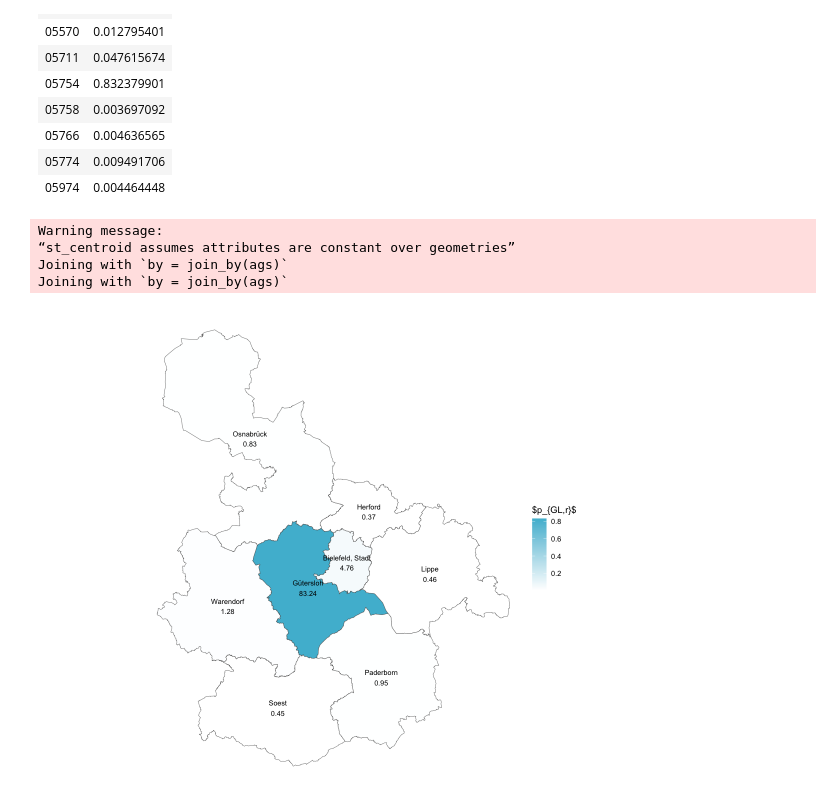
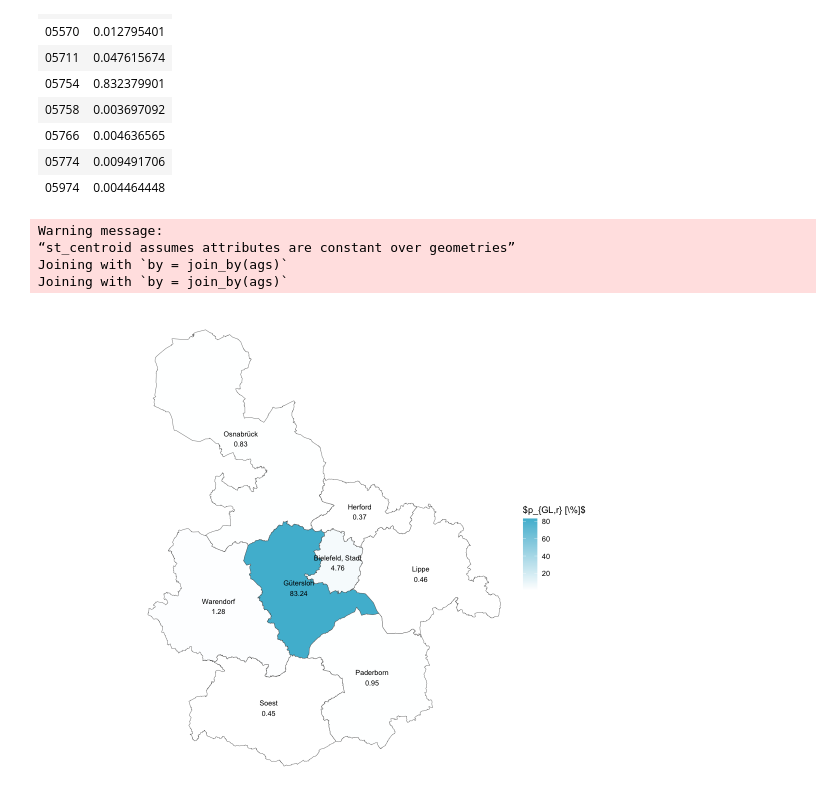
Before and after one commit to stefanheyder/dissertation, a Jupyter notebook: nbs/4 Models/4.2 Regional growth factor model/30_figures.ipynb, the cells around one changed output. Drawn from its saved outputs; the diff is of its cells as text; code cells hidden in the pictures.

```diff
--- a/nbs/4 Models/4.2 Regional growth factor model/30_figures.ipynb
+++ b/nbs/4 Models/4.2 Regional growth factor model/30_figures.ipynb
@@ -940,33 +925,33 @@ county_centroids <- counties %>%
     bind_cols(counties %>% select(ags))
 
 rho_map <- showcase_results %>%
     filter(str_starts(variable, "log_rho_")) %>%
     filter(date == map_date) %>%
     inner_join(ags_county_dict, by="c") %>%
     mutate(rho_ssm = exp(`50.0 %`)) %>%
     inner_join(emp_rho_plt %>% filter(date == map_date) %>% select(ags, emp_rho=rho)) %>%
     mutate(rel_diff = emp_rho / rho_ssm)
 
 
 
 # Join centroids with rho_map for labels
 label_data <- county_centroids %>%
     inner_join(rho_map, by = "ags") %>%
     inner_join(P_map)
 
 p_map_GL <- counties %>%
     left_join(P_map, by = "ags") %>%
     ggplot() +
-    geom_sf(aes(fill=p_ij)) +
+    geom_sf(aes(fill=p_ij * 100)) +
     geom_text(aes(x = X, y = Y, label = paste0(name, "\n", round(p_ij * 100, 2))), data = label_data, size = 3) +
     scale_fill_gradient(low = 'white', high = pal_npg("nrc")(10)[2]) +
-    labs(fill="$p_{GL,r}$") +
+    labs(fill="$p_{GL,r} [\\%]$") +
     theme_void()
 
 p_map_GL
 # %% [output]
 Warning message:
 “st_centroid assumes attributes are constant over geometries”
 Joining with `by = join_by(ags)`
 Joining with `by = join_by(ags)`
-[figure, old version]
+[figure, new version]
```
Also changed, not shown: parts of 21 cells of this notebook, 12 other files.
